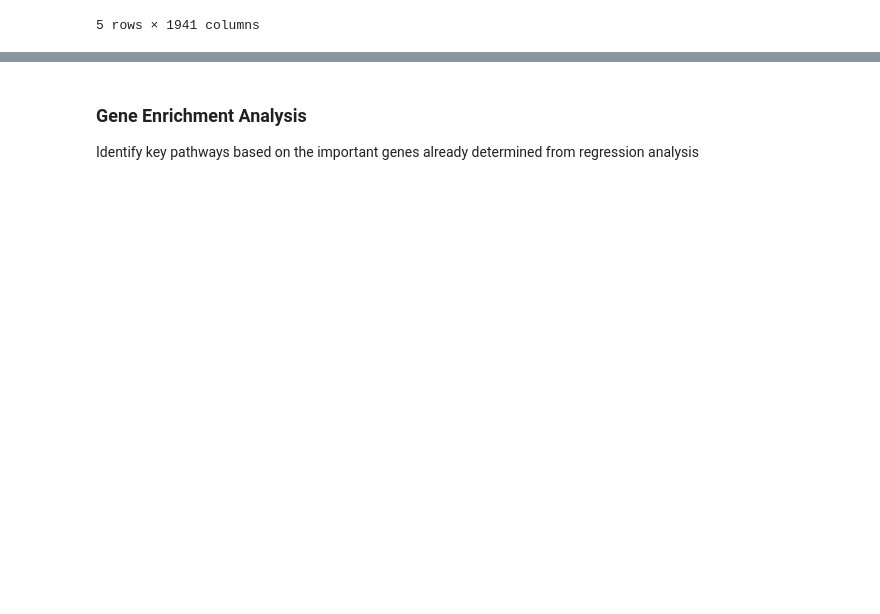
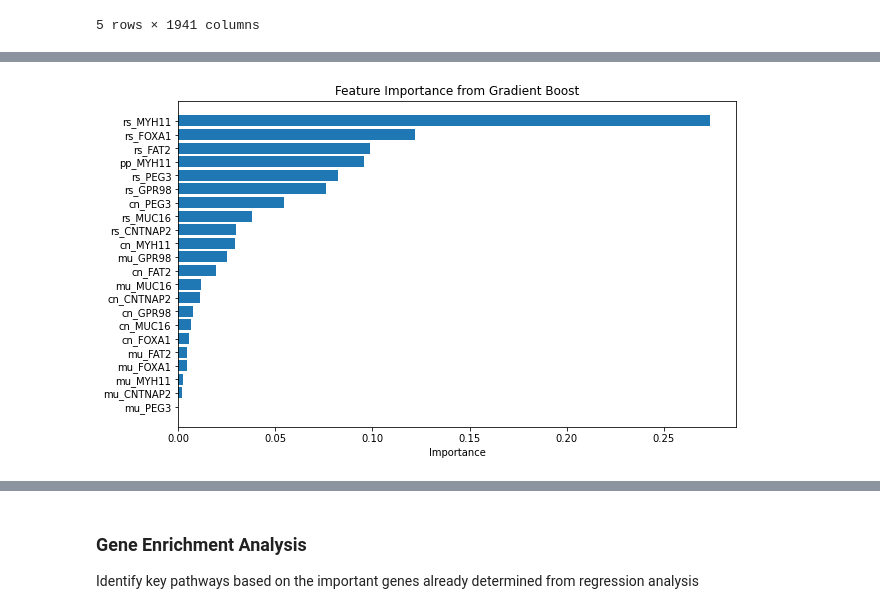
Before and after one commit to mehlu22/CSDS-458-Final-Project, a Jupyter notebook: final_code.ipynb, the cells around one changed output, grey strips where cells are left out. Drawn from its saved outputs; the diff is of its cells as text; code cells hidden in the pictures; blank space fills up the shorter version.

```diff
--- a/final_code.ipynb
+++ b/final_code.ipynb
@@ -1051,0 +1039,15 @@ omics_unique_genes
+# %%
+# Determine important features from Gradient Boost Model
+feature_importance_gb = gradient_boost.feature_importances_
+
+feature_importance_gb_df = pd.DataFrame({'Feature': omics_unique_genes, 'Importance': feature_importance_gb})
+feature_importance_gb_df = feature_importance_gb_df.sort_values(by='Importance')
+
+# Plot feature importances
+plt.figure(figsize=(10, 6))
+plt.barh(feature_importance_gb_df['Feature'], feature_importance_gb_df['Importance'])
+plt.xlabel('Importance')
+plt.title('Feature Importance from Gradient Boost')
+plt.show()
+# %% [output]
+[figure, added]
```
Also changed, not shown: parts of 17 cells of this notebook.
